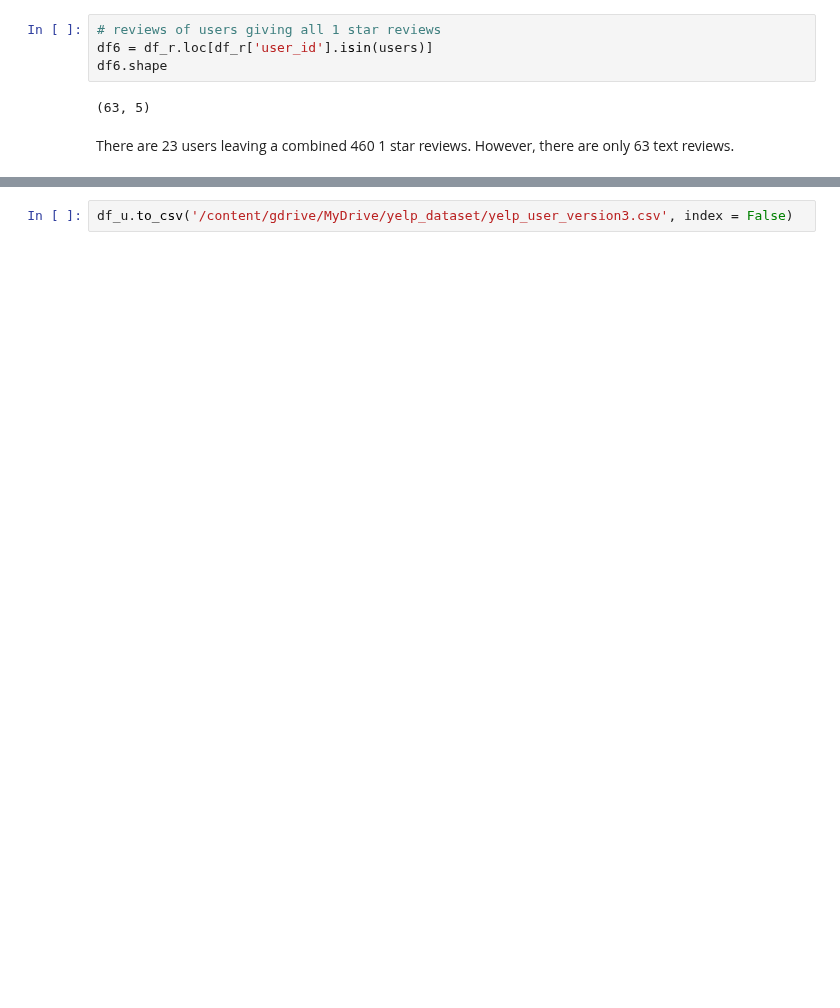
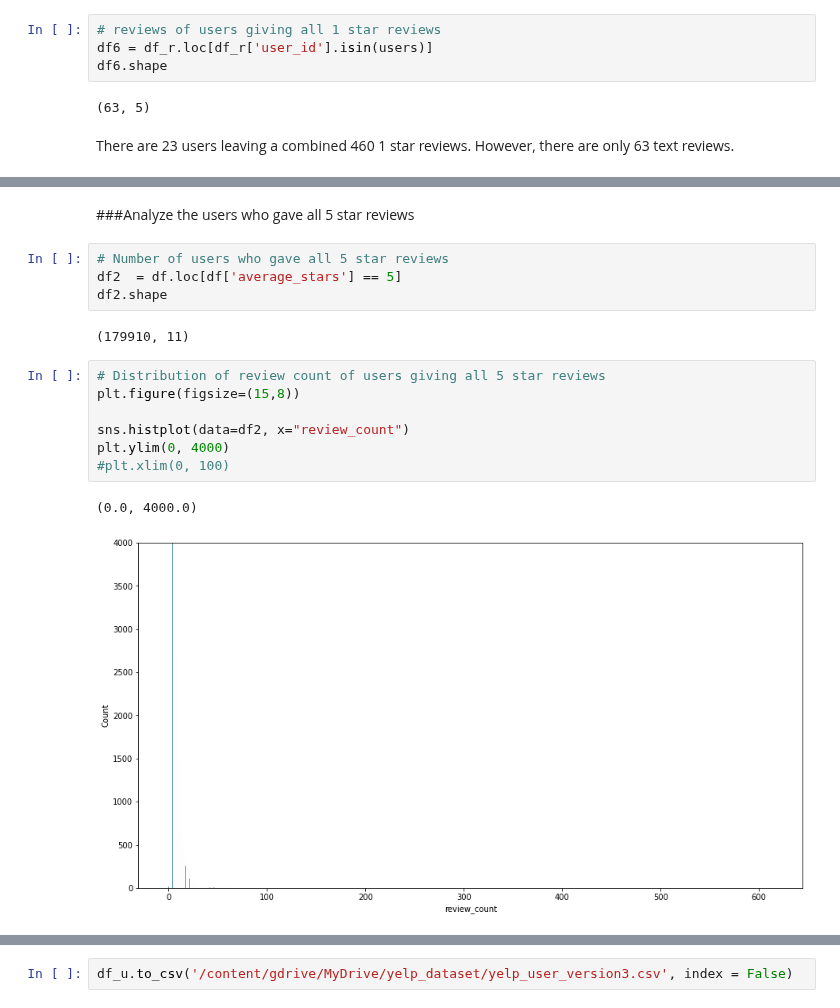
Before and after one commit to EAName/yelp-reviews, a Jupyter notebook: Create_User_and_Review_CSV_Version_3.ipynb, the cells around one changed output, grey strips where cells are left out. Drawn from its saved outputs; the diff is of its cells as text; blank space fills up the shorter version.

```diff
--- a/Create_User_and_Review_CSV_Version_3.ipynb
+++ b/Create_User_and_Review_CSV_Version_3.ipynb
@@ -177,3 +156,21 @@ df6
 | 3572050 | 3TzoLBZtjmLupp4QqD5WDQ | P_tVsYgManAZNXE0fKVBzw | 2020-05-06 01:07:34 | 1.0 | I basically just got robbed. I go... |
 | 3652215 | NZiJo1q2O-4h450XfFoKhw | TG8MSiFnoBRR-kglxMfm6g | 2021-02-16 16:43:13 | 1.0 | Pizza cool not only wearing a mas... |
 | 3689371 | EtNv9my1szqzoBAYixfyag | CH5hq_9aEvbUtBmD0IoKuQ | 2014-04-16 20:53:51 | 1.0 | We had mistakenly been short payi... |
+# %% [markdown]
+###Analyze the users who gave all 5 star reviews
+# %%
+# Number of users who gave all 5 star reviews
+df2  = df.loc[df['average_stars'] == 5]
+df2.shape
+# %% [output]
+(179910, 11)
+# %%
+# Distribution of review count of users giving all 5 star reviews
+plt.figure(figsize=(15,8))
+
+sns.histplot(data=df2, x="review_count")
+plt.ylim(0, 4000)
+#plt.xlim(0, 100)
+# %% [output]
+(0.0, 4000.0)
+[figure, added]
```
Also changed, not shown: parts of 34 cells of this notebook.
